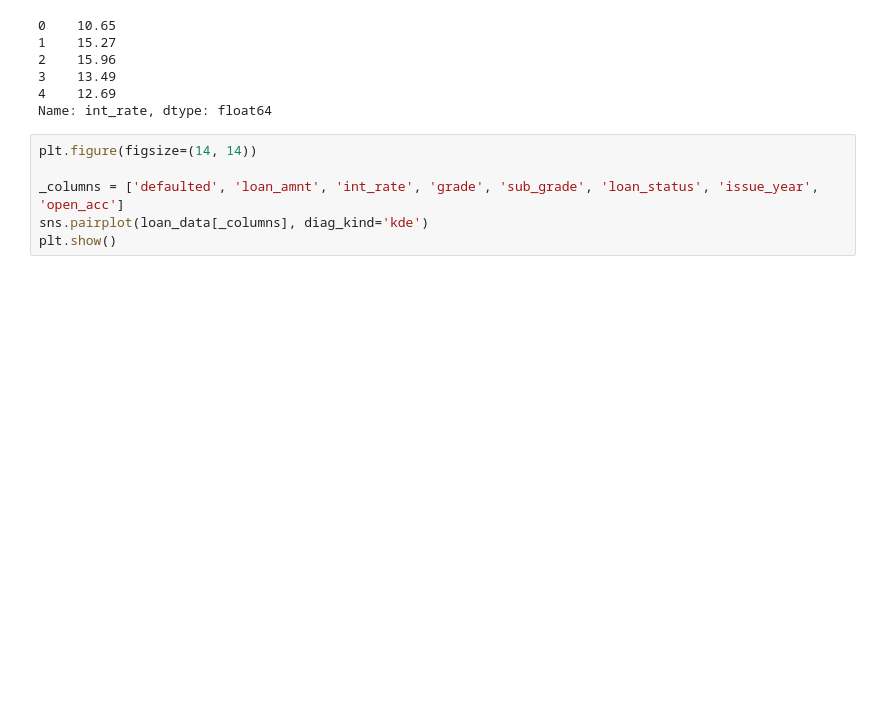
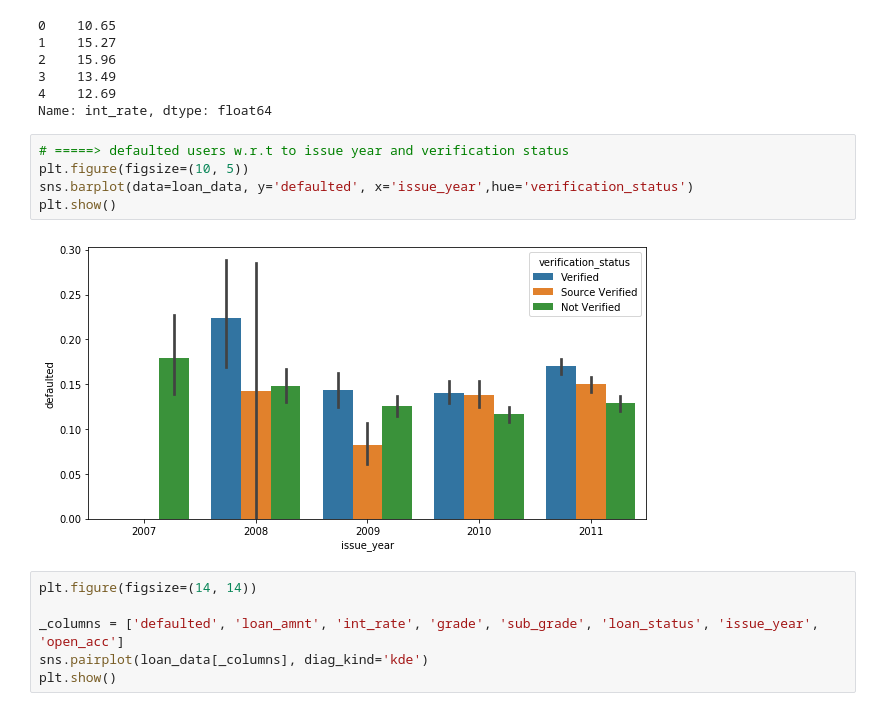
Before and after one commit to iamurali/upgrad_ml_ai, a Jupyter notebook: Lending_Case_Study/EDA_Case_Study.ipynb, the cells around one changed output. Cells and saved outputs as stored; diff of their text form; blank space fills up the shorter version.

```diff
--- a/Lending_Case_Study/EDA_Case_Study.ipynb
+++ b/Lending_Case_Study/EDA_Case_Study.ipynb
@@ -460,6 +464,13 @@ loan_data.int_rate.head()
 3    13.49
 4    12.69
 Name: int_rate, dtype: float64
+# %%
+# =====> defaulted users w.r.t to issue year and verification status
+plt.figure(figsize=(10, 5))
+sns.barplot(data=loan_data, y='defaulted', x='issue_year',hue='verification_status')
+plt.show()
+# %% [output]
+[figure, added]
 # %%
 plt.figure(figsize=(14, 14))
 
```
Also changed, not shown: parts of 2 cells of this notebook.
